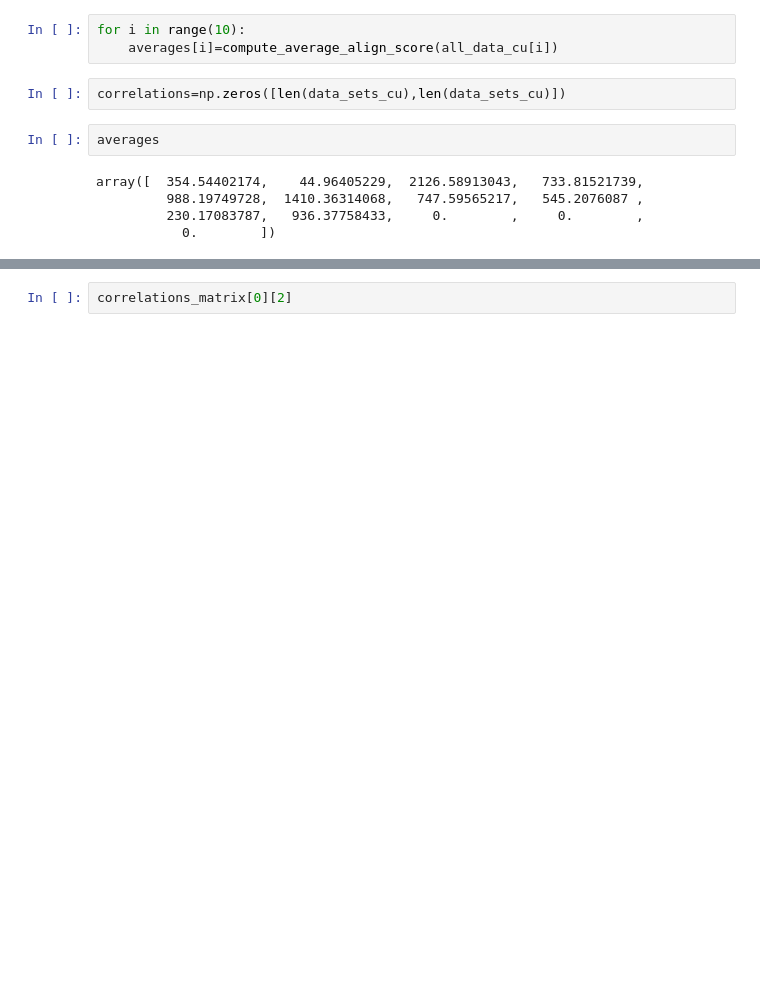
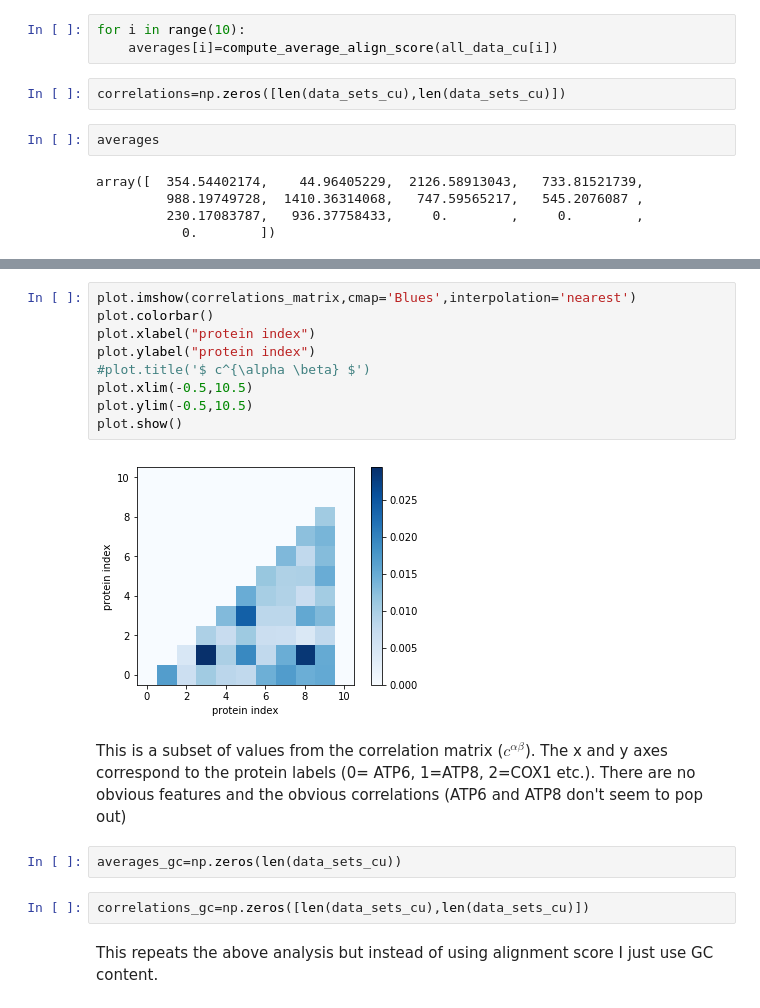
Before and after one commit to shafferpr/mitochondrial_dna_analysis, a Jupyter notebook: sequence_analysis.ipynb, the cells around one changed output, grey strips where cells are left out. Saved outputs shown, nothing was run; the diff lists cells and outputs as text; blank space fills up the shorter version.

Commit message:
did some more analysis of the correlations between different proteins

```diff
--- a/sequence_analysis.ipynb
+++ b/sequence_analysis.ipynb
@@ -217,2 +221,19 @@ correlations_matrix = protein_correlations()
-# %%
-correlations_matrix[0][2]
+# %%
+plot.imshow(correlations_matrix,cmap='Blues',interpolation='nearest')
+plot.colorbar()
+plot.xlabel("protein index")
+plot.ylabel("protein index")
+#plot.title('$ c^{\alpha \beta} $')
+plot.xlim(-0.5,10.5)
+plot.ylim(-0.5,10.5)
+plot.show()
+# %% [output]
+[figure, added]
+# %% [markdown]
+This is a subset of values from the correlation matrix ($c^{\alpha \beta}$). The x and y axes correspond to the protein labels (0= ATP6, 1=ATP8, 2=COX1 etc.). There are no obvious features and the obvious correlations (ATP6 and ATP8 don't seem to pop out)
+# %%
+averages_gc=np.zeros(len(data_sets_cu))
+# %%
+correlations_gc=np.zeros([len(data_sets_cu),len(data_sets_cu)])
+# %% [markdown]
+This repeats the above analysis but instead of using alignment score I just use GC content.
```
Also changed, not shown: parts of 24 cells of this notebook.
